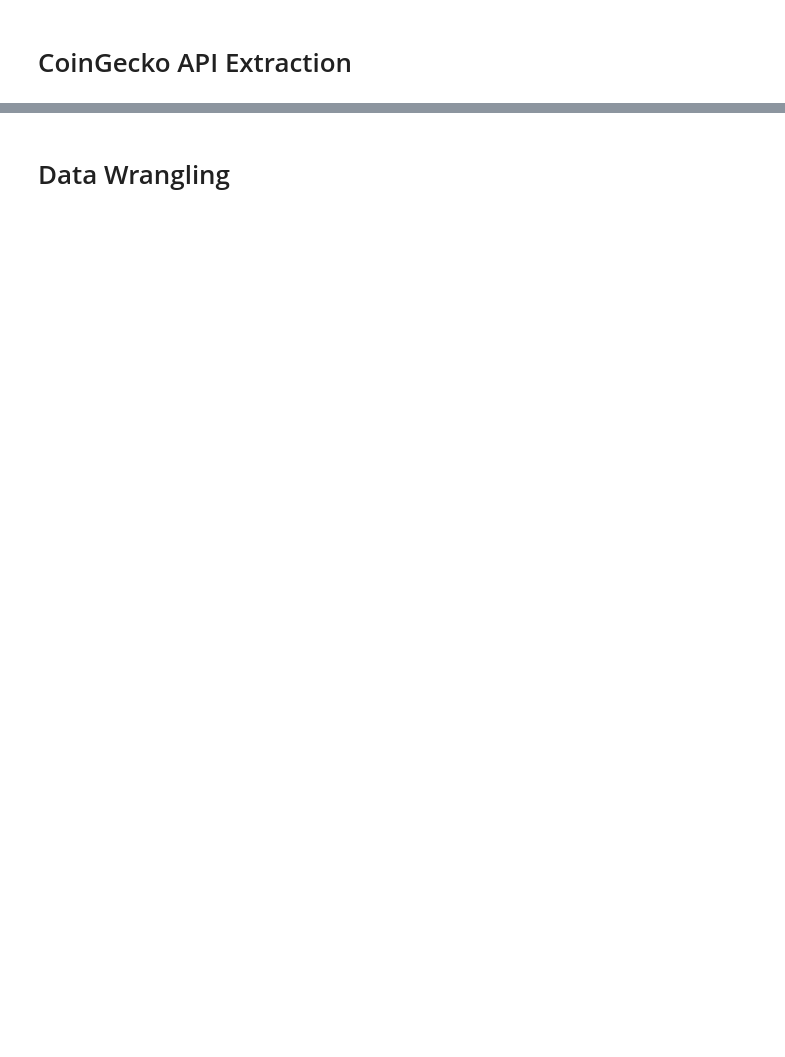
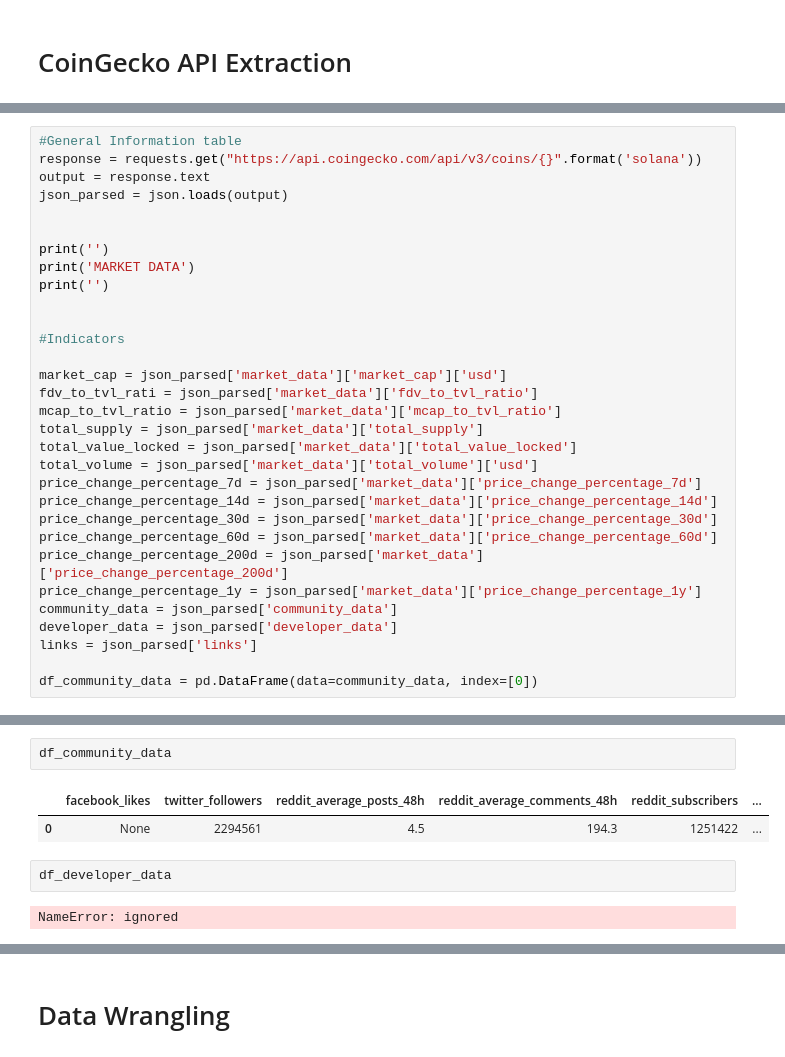
Before and after one commit to custom-hyper/CoinGeckoAPI, a Jupyter notebook: watchlist_report.ipynb, the cells around one changed output, grey strips where cells are left out. Saved outputs shown, nothing was run; the diff lists cells and outputs as text; blank space fills up the shorter version.

```diff
--- a/watchlist_report.ipynb
+++ b/watchlist_report.ipynb
@@ -217,0 +219,31 @@ INFO: Downloading Page 5– Rows Count 100 – source: https://api.coingecko.com
+# %%
+#General Information table
+response = requests.get("https://api.coingecko.com/api/v3/coins/{}".format('solana'))
+output = response.text
+json_parsed = json.loads(output)
+
+
+print('')
+print('MARKET DATA')
+print('')
+
+
+#Indicators
+
+market_cap = json_parsed['market_data']['market_cap']['usd']
+fdv_to_tvl_rati = json_parsed['market_data']['fdv_to_tvl_ratio']
+mcap_to_tvl_ratio = json_parsed['market_data']['mcap_to_tvl_ratio']
+total_supply = json_parsed['market_data']['total_supply']
+total_value_locked = json_parsed['market_data']['total_value_locked']
+total_volume = json_parsed['market_data']['total_volume']['usd']
+price_change_percentage_7d = json_parsed['market_data']['price_change_percentage_7d']
+price_change_percentage_14d = json_parsed['market_data']['price_change_percentage_14d']
+price_change_percentage_30d = json_parsed['market_data']['price_change_percentage_30d']
+price_change_percentage_60d = json_parsed['market_data']['price_change_percentage_60d']
+price_change_percentage_200d = json_parsed['market_data']['price_change_percentage_200d']
+price_change_percentage_1y = json_parsed['market_data']['price_change_percentage_1y']
+community_data = json_parsed['community_data']
+developer_data = json_parsed['developer_data']
+links = json_parsed['links']
+
+df_community_data = pd.DataFrame(data=community_data, index=[0])
@@ -217,0 +272,9 @@ INFO: Downloading Page 5– Rows Count 100 – source: https://api.coingecko.com
+# %%
+df_community_data
+# %% [output]
+|  | facebook_likes | twitter_followers | reddit_average_posts_48h | reddit_average_comments_48h | reddit_subscribers | ... |
+| 0 | None | 2294561 | 4.5 | 194.3 | 1251422 | ... |
+# %%
+df_developer_data
+# %% [output]
+NameError: ignored
```
Also changed, not shown: parts of 6 cells of this notebook.
